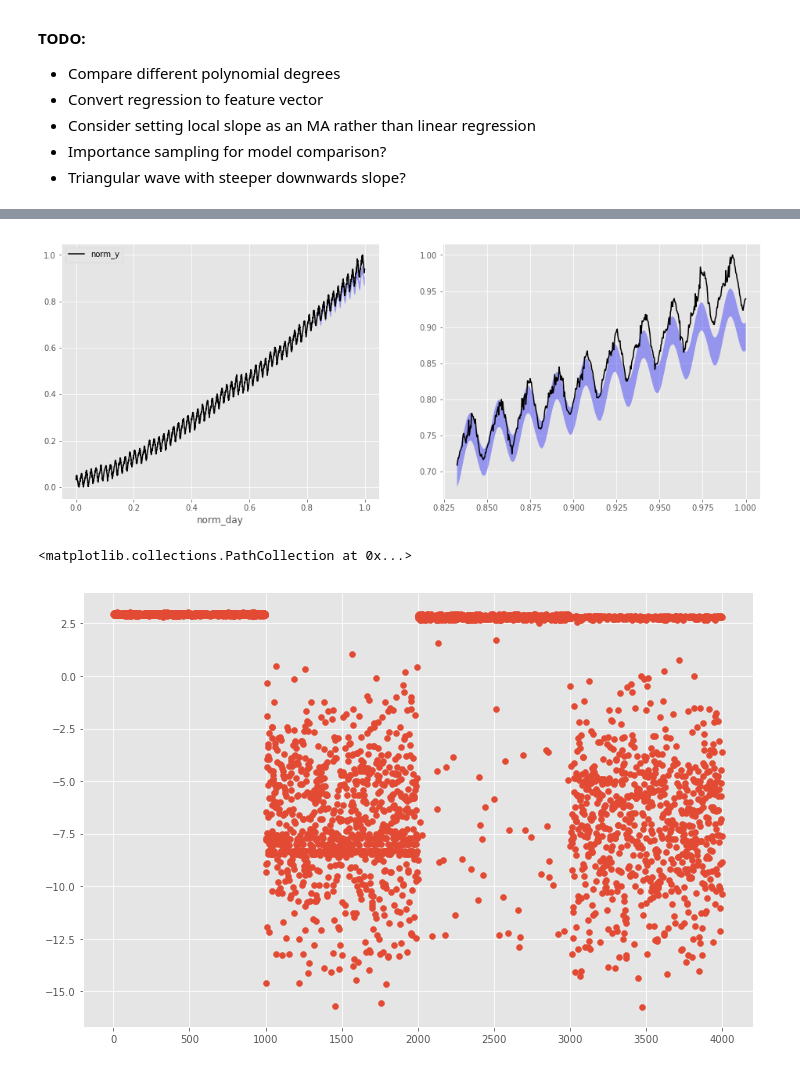
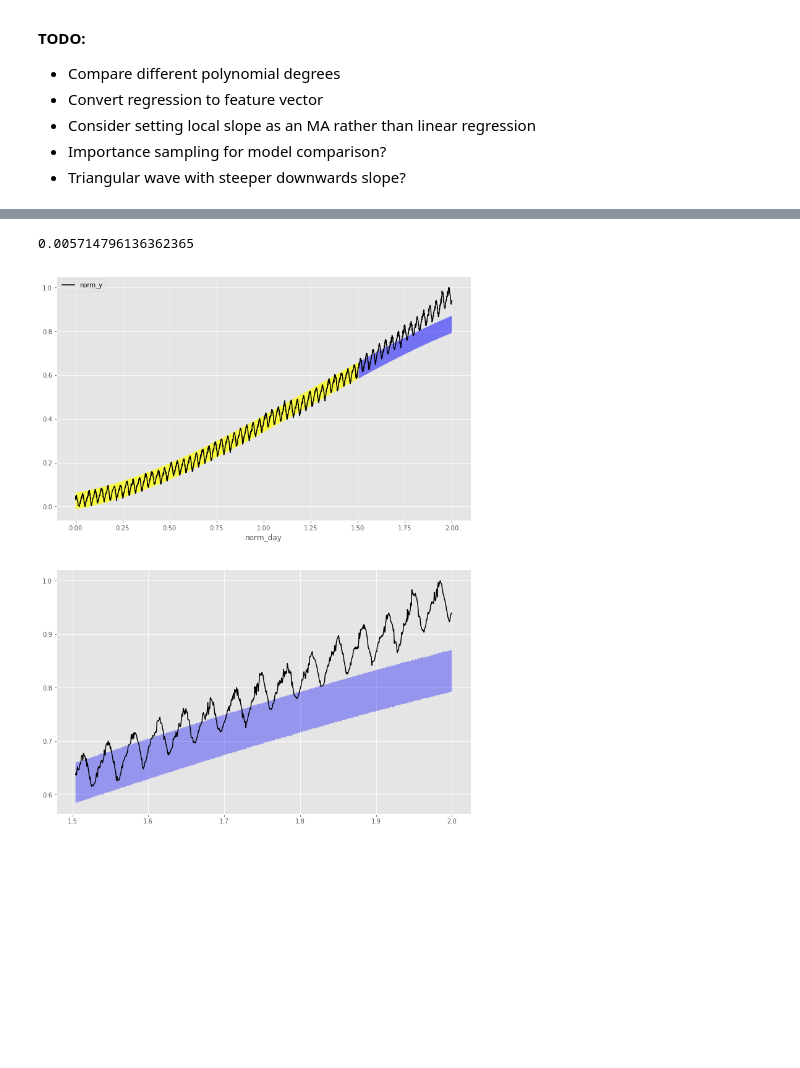
Before and after one commit to guydav/minerva, a Jupyter notebook: notebooks/CS146/0.X Final Project (Stan).ipynb, the cells around one changed output, grey strips where cells are left out. Drawn from its saved outputs; the diff is of its cells as text; code cells hidden in the pictures; blank space fills up the shorter version.

```diff
--- a/notebooks/CS146/0.X Final Project (Stan).ipynb
+++ b/notebooks/CS146/0.X Final Project (Stan).ipynb
@@ -42,7 +42,7 @@ mauna_loa['day'] = [(datetime.strptime(date_string, DATE_FORMAT) - first_day).da
                     for date_string in mauna_loa['ds']]
 
 day_range = max(mauna_loa['day']) - min(mauna_loa['day'])
-mauna_loa['norm_day'] = mauna_loa['day'] / day_range
+mauna_loa['norm_day'] = mauna_loa['day'] / day_range * 2
 
 y_min = min(mauna_loa['y'])
 y_range = max(mauna_loa['y']) - y_min
@@ -427,6 +299,8 @@ g++ -pthread -shared -L/opt/anaconda3/lib -Wl,-rpath=/opt/anaconda3/lib,--no-as-
 # %%
-unbound_omega_zero = 2 * np.pi / (365.25 / day_range)
+unbound_omega_zero = 2 * np.pi / (365.25 / day_range * 2)
+print(unbound_omega_zero)
 unbound_alpha_zero = -3
+polynomial_terms = 4
 
 sinusodial_data = {
     'N': len(train),
@@ -436,13 +310,14 @@ sinusodial_data = {
     't_future': test['norm_day'],
     'unbound_omega_zero': unbound_omega_zero,
     'unbound_alpha_zero': unbound_alpha_zero,
-    'poly_degree': 4
+    'poly_degree': polynomial_terms
 }
 
-fit = sm.sampling(data=sinusodial_data, iter=1000, chains=8, n_jobs=8,
-                  init=lambda: {'b': [0, 1, 1, 1], # 'b_0': 0, 'b_1': 1, 'b_2': 1, 'b_3': 1,
+fit = sm.sampling(data=sinusodial_data, iter=1000, chains=4, n_jobs=8, verbose=True,
+                  init=lambda: {'b': [0] * polynomial_terms,
                                 'unbound_omega': unbound_omega_zero, 'unbound_phi': 0,
-                                'unbound_alpha': unbound_alpha_zero, 'sigma_y': 0.05,
+                                'unbound_alpha': unbound_alpha_zero, 'unbound_sigma_y': -1,
+                                'sigma_y': np.exp(-1),
                                }
                   )
 
@@ -469,27 +345,35 @@ convergence, Rhat=1).
 # %%
-def plot_samples(samples, future=None):
-    if future is None:
-        future = len(test)
-
-    fig = plt.figure(figsize=(16, 6))
-    gs = gridspec.GridSpec(1, 2, hspace=0.7)
+def plot_samples(samples):
+    fig = plt.figure(figsize=(12, 16))
+    gs = gridspec.GridSpec(2, 1)
 
     y_future_means = np.mean(samples['y_future'], axis=0)
     y_future_stds = np.std(samples['y_future'], axis=0)
 
-    left_ax = plt.subplot(gs[0, 0])
-    mauna_loa.plot(x='norm_day', y='norm_y', color='black', ax=left_ax)
-    left_ax.fill_between(test['norm_day'][:future], y_future_means[:future] - 2 * y_future_stds[:future],
-                    y_future_means[:future] + 2 * y_future_stds[:future], alpha=0.35, facecolor='blue')
+    y_future_lower = np.percentile(samples['y_future'], 2.5, axis=0)
+    y_future_upper = np.percentile(samples['y_future'], 97.5, axis=0)
 
-    right_ax = plt.subplot(gs[0, 1])
-    right_ax.plot(test['norm_day'][:future], test['norm_y'][:future], color='black')
-    right_ax.fill_between(test['norm_day'][:future], y_future_means[:future] - 2 * y_future_stds[:future],
-                    y_future_means[:future] + 2 * y_future_stds[:future], alpha=0.35, facecolor='blue')
+    y_simulated_lower = np.percentile(samples['y_simulated_train'], 2.5, axis=0)
+    y_simulated_upper = np.percentile(samples['y_simulated_train'], 97.5, axis=0)
+
+    top_ax = plt.subplot(gs[0, 0])
+    mauna_loa.plot(x='norm_day', y='norm_y', color='black', ax=top_ax)
+    top_ax.fill_between(train['norm_day'], y_simulated_lower, y_simulated_upper, alpha=0.7, facecolor='yellow')
+    top_ax.fill_between(test['norm_day'], y_future_lower, y_future_upper, alpha=0.5, facecolor='blue')
+#     left_ax.fill_between(test['norm_day'][:future], y_future_means[:future] - 2 * y_future_stds[:future],
+#                     y_future_means[:future] + 2 * y_future_stds[:future], alpha=0.35, facecolor='blue')
+
+    bottom_ax = plt.subplot(gs[1, 0])
+    bottom_ax.plot(test['norm_day'], test['norm_y'], color='black')
+    bottom_ax.fill_between(test['norm_day'], y_future_lower, y_future_upper, alpha=0.35, facecolor='blue')
+
+    mse = np.mean((test['norm_y'] - y_future_means) ** 2)
+    print(mse)
 
     plt.show()
 
 
 plot_samples(samples)
 # %% [output]
+0.005714796136362365
-[figure, old version]
+[figure, new version]
@@ -496,6 +387,3 @@ plot_samples(samples)
 # %%
 plt.figure(figsize=(12, 8))
-plt.scatter(range(samples['unbound_omega'].shape[0]), samples['unbound_omega'])
+plt.scatter(range(samples['b'].shape[0]), [b[1] for b in samples['b']])
-# %% [output]
-<matplotlib.collections.PathCollection at 0x...>
-[figure, removed]
```
Also changed, not shown: parts of 29 cells of this notebook, 2 other files.
